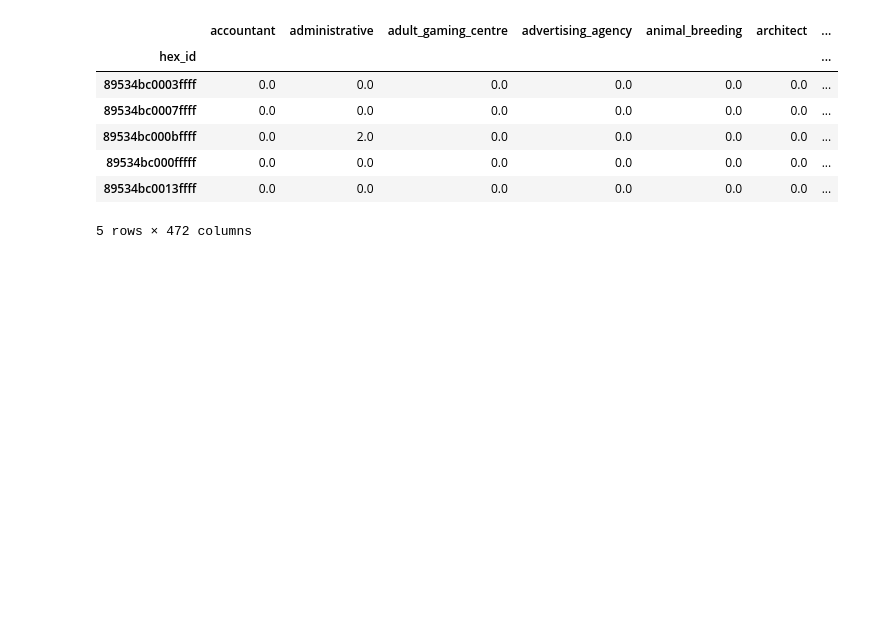
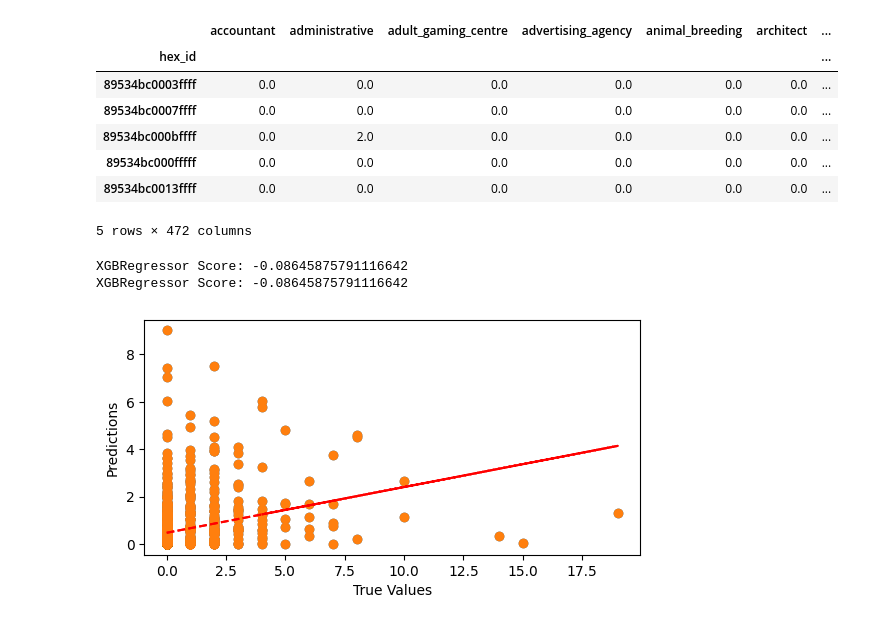
Before and after one commit to radekaadek/my_aed, a Jupyter notebook: prediction2.ipynb, the cells around one changed output. Saved outputs shown, nothing was run; the diff lists cells and outputs as text; code cells hidden in the pictures; blank space fills up the shorter version.

```diff
--- a/prediction2.ipynb
+++ b/prediction2.ipynb
@@ -135,0 +123,52 @@ tpot.export('tpot_vb_pipeline.py')
+# %%
+# check model performance
+from sklearn.model_selection import train_test_split
+from xgboost import XGBRegressor
+
+# pure xgboost
+model = XGBRegressor(max_depth=9, n_estimators=1000, learning_rate=0.1, n_jobs=-1)
+X_train, X_test, y_train, y_test = train_test_split(vb_df.drop(columns=['OHCA']), vb_df['OHCA'], test_size=0.2, random_state=42)
+model.fit(X_train, y_train)
+results = model.predict(X_test)
+results = np.maximum(results, 0)
+print(f"{model.__class__.__name__} Score: {model.score(X_test, y_test)}")
+
+
+import matplotlib.pyplot as plt
+# set equal axis
+plt.gca().set_aspect('equal', adjustable='box')
+plt.scatter(y_test, results)
+plt.xlabel('True Values')
+plt.ylabel('Predictions')
+# draw a best fit line
+z = np.polyfit(y_test, results, 1)
+p = np.poly1d(z)
+plt.plot(y_test,p(y_test),"r--")# check model performance
+from sklearn.model_selection import train_test_split
+from xgboost import XGBRegressor
+
+# pure xgboost
+model = XGBRegressor(max_depth=9, n_estimators=1000, learning_rate=0.1, n_jobs=-1)
+X_train, X_test, y_train, y_test = train_test_split(vb_df.drop(columns=['OHCA']), vb_df['OHCA'], test_size=0.2, random_state=42)
+model.fit(X_train, y_train)
+results = model.predict(X_test)
+results = np.maximum(results, 0)
+print(f"{model.__class__.__name__} Score: {model.score(X_test, y_test)}")
+
+
+import matplotlib.pyplot as plt
+# set equal axis
+plt.gca().set_aspect('equal', adjustable='box')
+plt.scatter(y_test, results)
+plt.xlabel('True Values')
+plt.ylabel('Predictions')
+# draw a best fit line
+z = np.polyfit(y_test, results, 1)
+p = np.poly1d(z)
+plt.plot(y_test,p(y_test),"r--")
+plt.show()
+plt.show()
+# %% [output]
+XGBRegressor Score: -0.08645875791116642
+XGBRegressor Score: -0.08645875791116642
+[figure, added]
```
Also changed, not shown: parts of 7 cells of this notebook, 8 other files.
